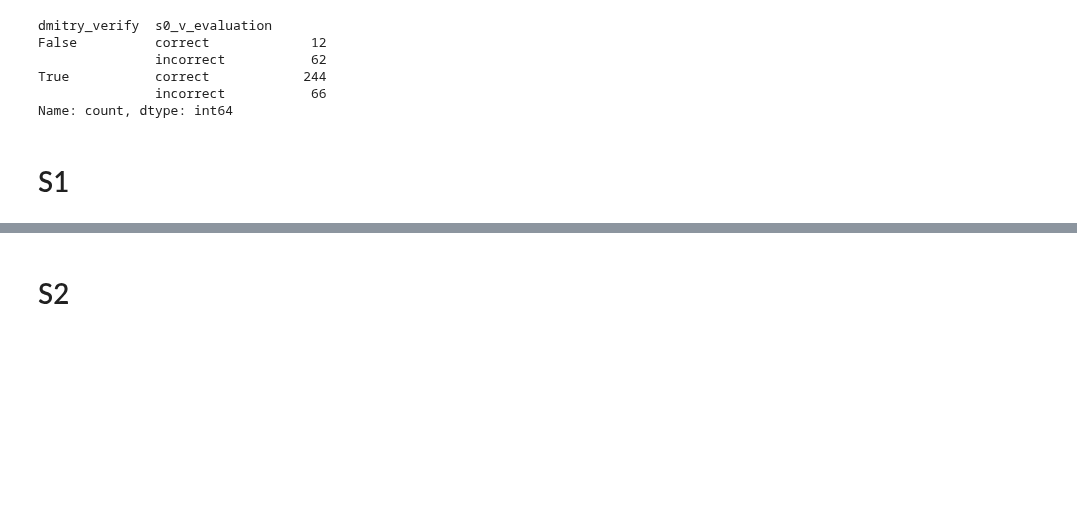
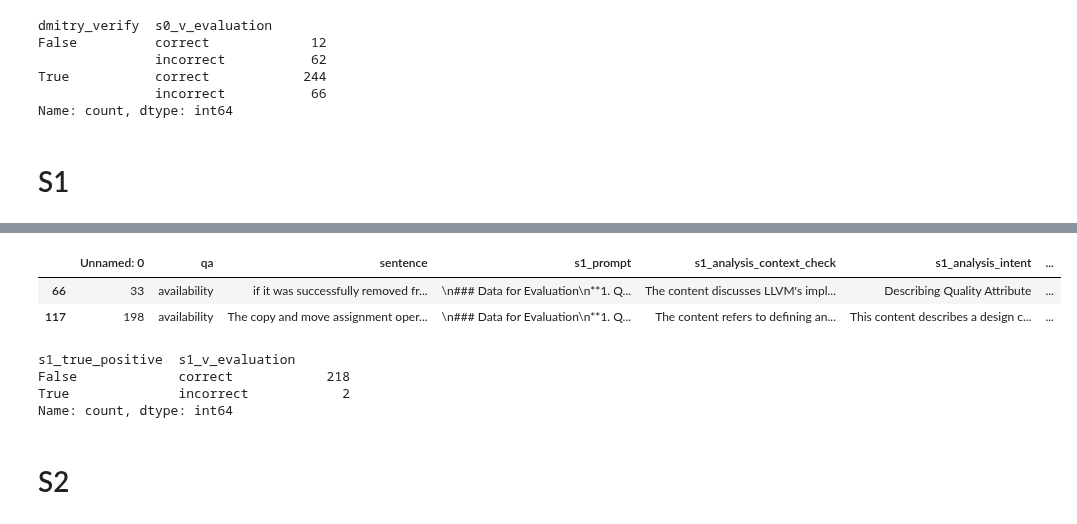
Before and after one commit to dmitrijs-voronovs/scientific-software-architecture-analysis, a Jupyter notebook: processing_pipeline/analysis/sample_analysis.ipynb, the cells around one changed output, grey strips where cells are left out. Saved outputs shown, nothing was run; the diff lists cells and outputs as text; code cells hidden in the pictures; blank space fills up the shorter version.

```diff
--- a/processing_pipeline/analysis/sample_analysis.ipynb
+++ b/processing_pipeline/analysis/sample_analysis.ipynb
@@ -110,3 +113,16 @@ KeyError: 's1_v_evaluation'
+# %%
+df.groupby("s1_v_evaluation").get_group("incorrect")
+# %% [output]
+|  | Unnamed: 0 | qa | sentence | s1_prompt | s1_analysis_context_check | s1_analysis_intent | ... |
+| 66 | 33 | availability | if it was successfully removed fr... | \n### Data for Evaluation\n**1. Q... | The content discusses LLVM's impl... | Describing Quality Attribute | ... |
+| 117 | 198 | availability | The copy and move assignment oper... | \n### Data for Evaluation\n**1. Q... | The content refers to defining an... | This content describes a design c... | ... |
+# %%
+df[["s1_true_positive", "s1_v_evaluation"]].value_counts()
+# %% [output]
+s1_true_positive  s1_v_evaluation
+False             correct            218
+True              incorrect            2
+Name: count, dtype: int64
 # %% [markdown]
 # S2
 # %%
```
Also changed, not shown: parts of 4 cells of this notebook, 15 other files.
